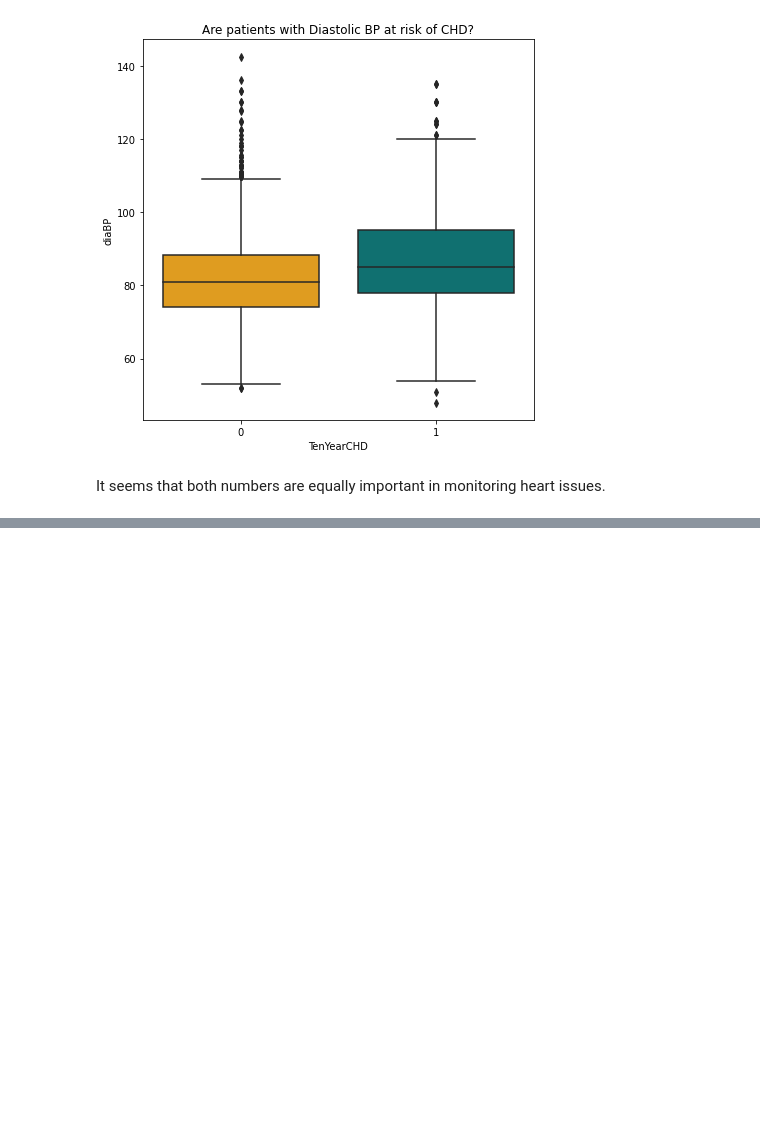
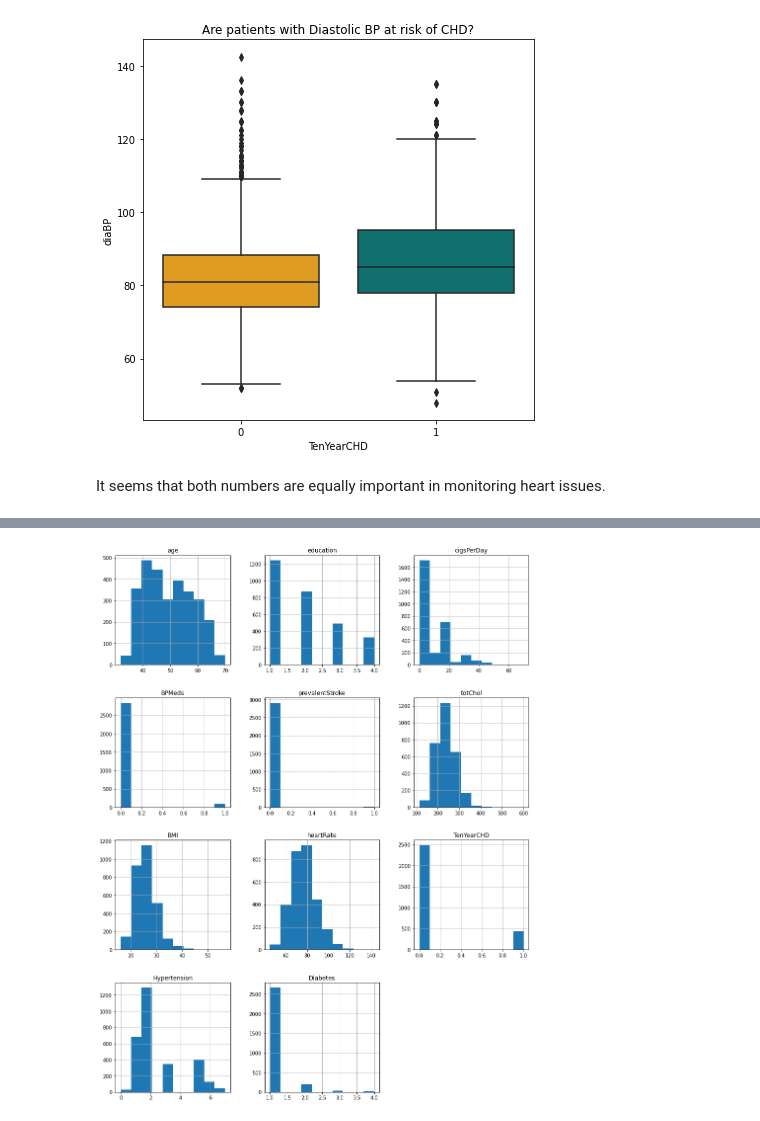
Before and after one commit to Manass20/Cardiovascular-risk-prediction-Manas, a Jupyter notebook: Cardiovascular_risk_prediction_Manas.ipynb, the cells around one changed output, grey strips where cells are left out. Saved outputs shown, nothing was run; the diff lists cells and outputs as text; code cells hidden in the pictures; blank space fills up the shorter version.

```diff
--- a/Cardiovascular_risk_prediction_Manas.ipynb
+++ b/Cardiovascular_risk_prediction_Manas.ipynb
@@ -445,0 +520,8 @@ It seems that both numbers are equally important in monitoring heart issues.
+# %%
+# Let's plot histogram to check the distribution of the data
+fig = plt.figure(figsize = (15,20))
+ax = fig.gca()
+df.hist(ax = ax)
+plt.show()
+# %% [output]
+[figure, added]
```
Also changed, not shown: parts of 29 cells of this notebook.
